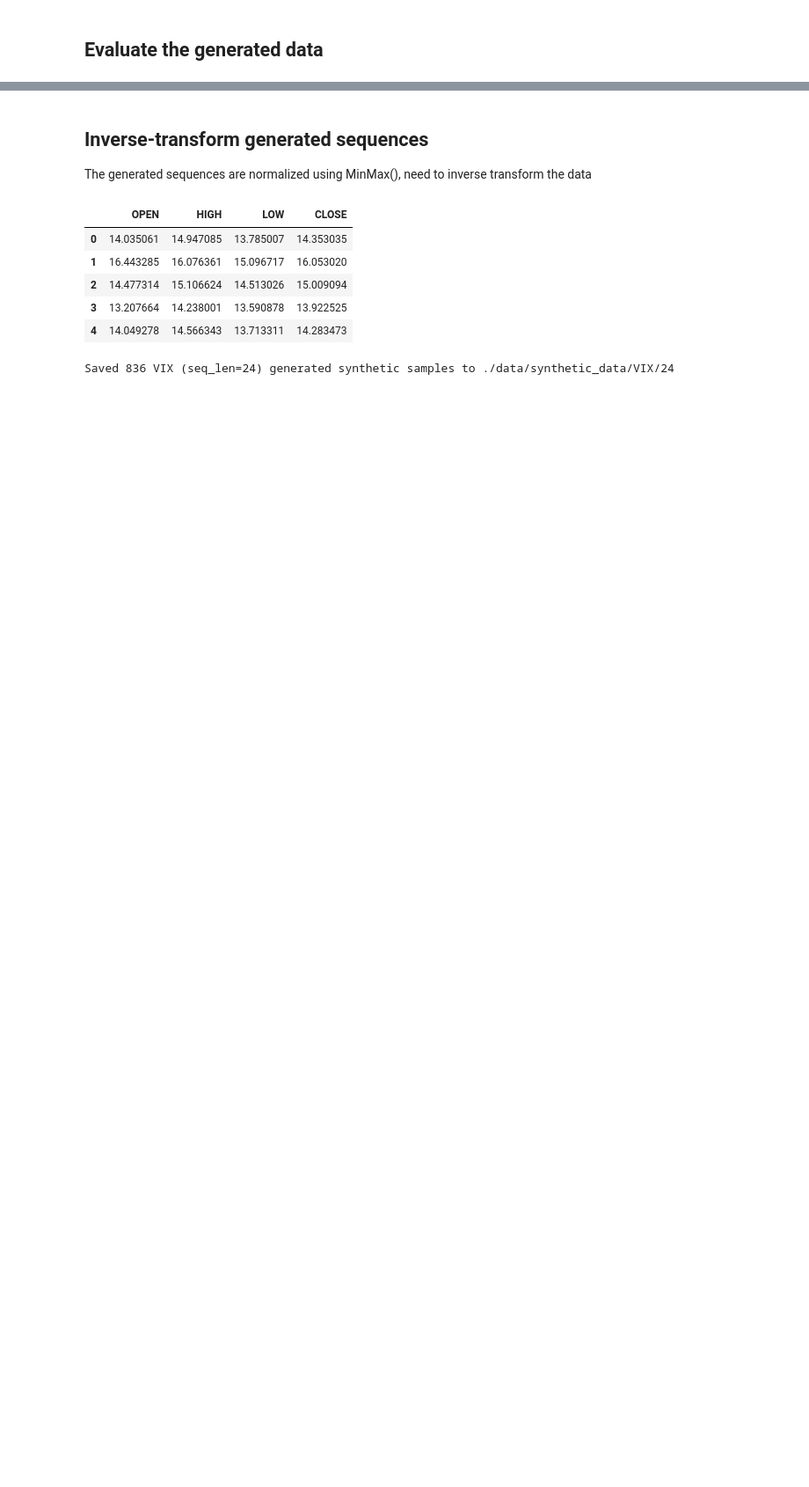
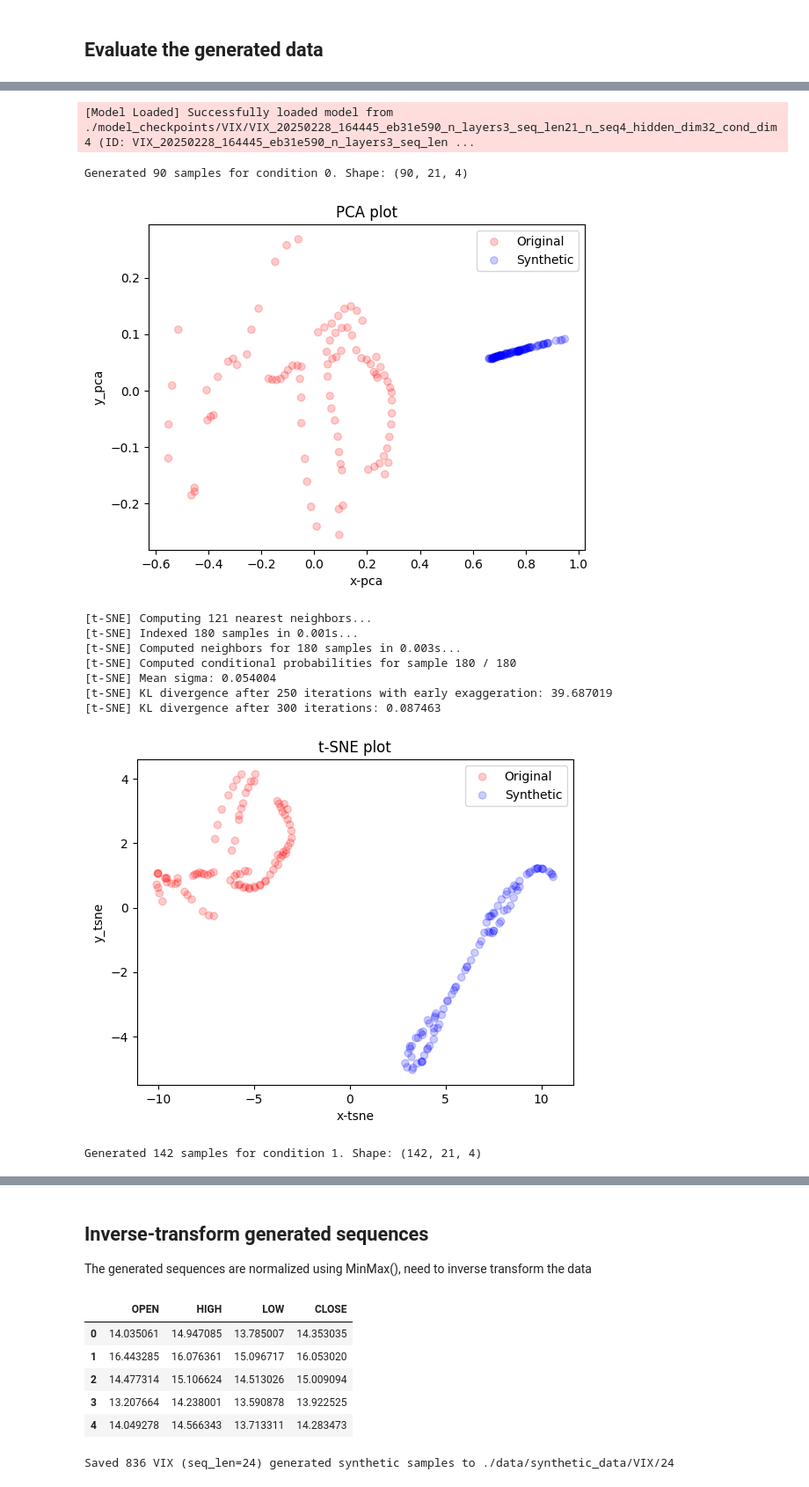
Before and after one commit to nateislas/SynthTime, a Jupyter notebook: cond_timegan_experiment.ipynb, the cells around one changed output, grey strips where cells are left out. Shown: that part at 88% size. Drawn from its saved outputs; the diff is of its cells as text; code cells hidden in the pictures; blank space fills up the shorter version.

```diff
--- a/cond_timegan_experiment.ipynb
+++ b/cond_timegan_experiment.ipynb
@@ -78,11 +78,7 @@ parameters['n_seq'] = cleaned_data.shape[1] - 2
 [*********************100%***********************]  1 of 1 completed
 # %%
 # Apply function to dataset
-train_data, val_data, test_data = prepare_timegan_data_forecasting(cleaned_data)
-
-train_ = CondTimeSeriesDataset(train_data)
-val_ = CondTimeSeriesDataset(val_data)
-test_ = CondTimeSeriesDataset(test_data)
+train_data, val_data, test_data = prepare_condtimegan_dataset(cleaned_data)
 # %% [markdown]
 ## Run TimeGAN for synthetic time-series data generation
 # %%
@@ -93,6 +89,6 @@ Model initialized with ID: VIX_20250228_164445_eb31e590_n_layers3_seq_len21_n_se
 # %%
-model.train(train_,
-            val_,
+model.train(train_data,
+            val_data,
             ae_iters=parameters['epochs'],
             sup_iters=parameters['epochs'],
             joint_iters=parameters['epochs'],
@@ -181,0 +117,63 @@ visualization(time_series_data_cond2, synthetic_data_cond2, 'pca'), visualizatio
+# %%
+def evaluate_generated_sequences(model, test_dataset, visualization_methods=['pca', 'tsne']):
+    """
+    Evaluates the conditioned generated sequences for each market regime.
+
+    Args:
+        model: Trained Conditional TimeGAN model.
+        test_dataset: Instance of CondTimeSeriesDataset containing test data.
+        visualization_methods: List of visualization methods to apply (default: PCA & t-SNE).
+
+    Returns:
+        synthetic_data_dict: Dictionary with real and generated synthetic data.
+    """
+
+    # Extract tensors from the Dataset
+    time_series_test = test_dataset.time_series_data.numpy()  # Shape (N, seq_len, n_seq)
+    condition_test = test_dataset.cond_data.numpy()  # Shape (N, cond_dim)
+
+    # Dictionary to store results
+    synthetic_data_dict = {}
+
+    # Loop over each condition (Market Regime categories)
+    for i in range(condition_test.shape[1] - 1):  # Assuming last dim is 'Monthly Return', so we exclude it
+        cond_filter = condition_test[:, i] == 1.0  # Select samples for the i-th market regime
+
+        real_data = time_series_test[cond_filter]   # Get real time-series data
+        cond_data = condition_test[cond_filter]     # Get corresponding conditions
+
+        num_samples = len(cond_data)
+        if num_samples == 0:
+            print(f"Skipping condition {i} (no samples found).")
+            continue
+
+        # Generate synthetic data
+        synthetic_data = model.generate(num_samples=num_samples, condition=cond_data)
+        synthetic_data_dict[f"condition_{i}"] = {"real": real_data, "synthetic": synthetic_data}
+
+        print(f"Generated {num_samples} samples for condition {i}. Shape: {synthetic_data.shape}")
+
+        # Visualization
+        for method in visualization_methods:
+            visualization(real_data, synthetic_data, method)
+
+    return synthetic_data_dict
+
+# Load the trained model
+model.load_model('./model_checkpoints/VIX/VIX_20250228_164445_eb31e590_n_layers3_seq_len21_n_seq4_hidden_dim32_cond_dim4')
+
+# Evaluate and visualize conditioned sequences
+synthetic_results = evaluate_generated_sequences(model, test_data)
+# %% [output]
+[Model Loaded] Successfully loaded model from ./model_checkpoints/VIX/VIX_20250228_164445_eb31e590_n_layers3_seq_len21_n_seq4_hidden_dim32_cond_dim4 (ID: VIX_20250228_164445_eb31e590_n_layers3_seq_len ...
+Generated 90 samples for condition 0. Shape: (90, 21, 4)
+[figure, added]
+[t-SNE] Computing 121 nearest neighbors...
+[t-SNE] Indexed 180 samples in 0.001s...
+[t-SNE] Computed neighbors for 180 samples in 0.003s...
+[t-SNE] Computed conditional probabilities for sample 180 / 180
+[t-SNE] Mean sigma: 0.054004
+[t-SNE] KL divergence after 250 iterations with early exaggeration: 39.687019
+[t-SNE] KL divergence after 300 iterations: 0.087463
+[figure, added]
+Generated 142 samples for condition 1. Shape: (142, 21, 4)
```
Also changed, not shown: parts of 7 cells of this notebook, 2 other files.
